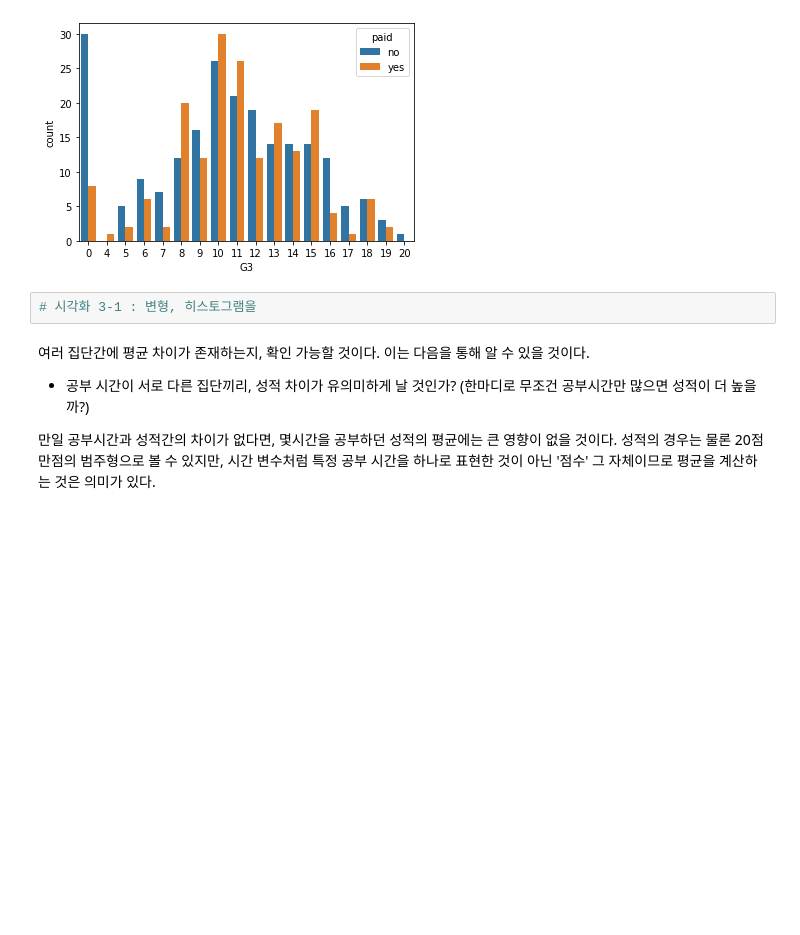
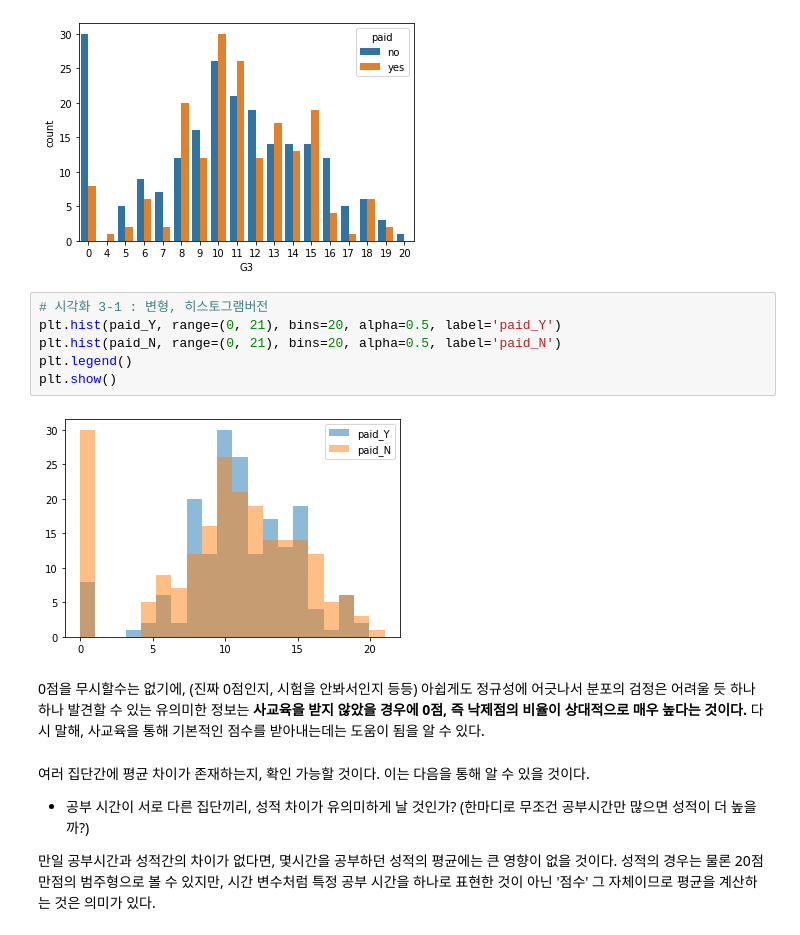
Before and after one commit to SeongwonTak/Data_Practices, a Jupyter notebook: EDA_Practice_SecondarySchoolStudent.ipynb, the cells around one changed output. Cells and saved outputs as stored; diff of their text form; blank space fills up the shorter version.

```diff
--- a/EDA_Practice_SecondarySchoolStudent.ipynb
+++ b/EDA_Practice_SecondarySchoolStudent.ipynb
@@ -166,8 +167,16 @@ sns.countplot(x='G3', data=df, hue='paid')
 # %% [output]
 <matplotlib.axes._subplots.AxesSubplot at 0x...>
 [figure]
-# %%
-# 시각화 3-1 : 변형, 히스토그램을
+# %%
+# 시각화 3-1 : 변형, 히스토그램버전
+plt.hist(paid_Y, range=(0, 21), bins=20, alpha=0.5, label='paid_Y')
+plt.hist(paid_N, range=(0, 21), bins=20, alpha=0.5, label='paid_N')
+plt.legend()
+plt.show()
+# %% [output]
+[figure, added]
+# %% [markdown]
+0점을 무시할수는 없기에, (진짜 0점인지, 시험을 안봐서인지 등등) 아쉽게도 정규성에 어긋나서 분포의 검정은 어려울 듯 하나 하나 발견할 수 있는 유의미한 정보는 **사교육을 받지 않았을 경우에 0점, 즉 낙제점의 비율이 상대적으로 매우 높다는 것이다.**  다시 말해, 사교육을 통해 기본적인 점수를 받아내는데는 도움이 됨을 알 수 있다.
 # %% [markdown]
 여러 집단간에 평균 차이가 존재하는지, 확인 가능할 것이다.
 이는 다음을 통해 알 수 있을 것이다.
```
Also changed, not shown: parts of 17 cells of this notebook.
